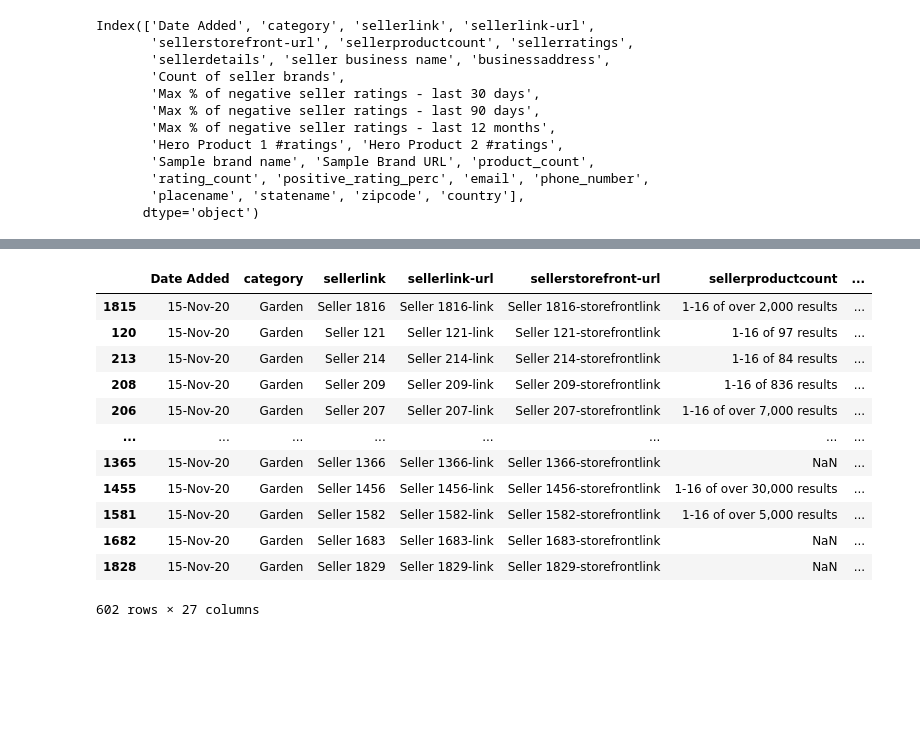
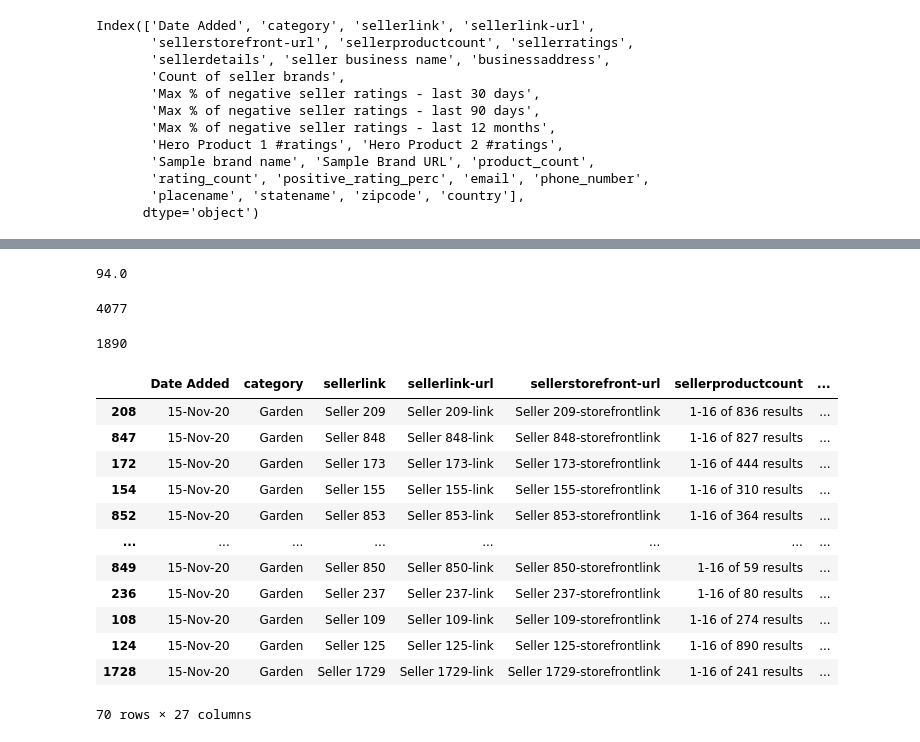
Before and after one commit to gamebusterz/razorgroup-assignment, a Jupyter notebook: razor.ipynb, the cells around one changed output, grey strips where cells are left out. Cells and saved outputs as stored; diff of their text form; code cells hidden in the pictures; blank space fills up the shorter version.

```diff
--- a/razor.ipynb
+++ b/razor.ipynb
@@ -375,0 +365,3 @@ Name: Hero Product 2 #ratings, dtype: float64
+# %%
+# Filter all the values with Hero Product 1 and 2 ratings above their median values
+df_high_hero_ratings = df.loc[(df['Hero Product 1 #ratings'] > df['Hero Product 1 #ratings'].median()) & (df['Hero Product 2 #ratings'] > df['Hero Product 2 #ratings'].median())]
@@ -376,16 +372,38 @@ Name: Hero Product 2 #ratings, dtype: float64
+# %%
+# Getting the median positive rating percentage in the last 12 months
+df_high_hero_ratings.positive_rating_perc.median()
+# %% [output]
+94.0
+# %%
+# Filtering all the sellers who have a % positive rating greater than median
+df_high_hero_ratings = df_high_hero_ratings.loc[df_high_hero_ratings.positive_rating_perc >= df_high_hero_ratings.positive_rating_perc.median()]
+# %%
+df_high_hero_ratings.size
+# %% [output]
+4077
+# %%
+# Get median product_count (if a seller has less no. of products, it's easier to manage)
+df_high_hero_ratings.product_count.median()
+
+# Let's filter all the sellers who have less than median no. of products
+df_less_products = df_high_hero_ratings.loc[df_high_hero_ratings.product_count < df_high_hero_ratings.product_count.median()]
+# %%
+df_less_products.size
+# %% [output]
+1890
 # %%
-df.sort_values('positive_rating_perc',ascending=False)
+df_less_products.sort_values('Hero Product 1 #ratings',ascending=False)
 # %% [output]
 |  | Date Added | category | sellerlink | sellerlink-url | sellerstorefront-url | sellerproductcount | ... |
-| 1815 | 15-Nov-20 | Garden | Seller 1816 | Seller 1816-link | Seller 1816-storefrontlink | 1-16 of over 2,000 results | ... |
-| 120 | 15-Nov-20 | Garden | Seller 121 | Seller 121-link | Seller 121-storefrontlink | 1-16 of 97 results | ... |
-| 213 | 15-Nov-20 | Garden | Seller 214 | Seller 214-link | Seller 214-storefrontlink | 1-16 of 84 results | ... |
 | 208 | 15-Nov-20 | Garden | Seller 209 | Seller 209-link | Seller 209-storefrontlink | 1-16 of 836 results | ... |
-| 206 | 15-Nov-20 | Garden | Seller 207 | Seller 207-link | Seller 207-storefrontlink | 1-16 of over 7,000 results | ... |
+| 847 | 15-Nov-20 | Garden | Seller 848 | Seller 848-link | Seller 848-storefrontlink | 1-16 of 827 results | ... |
+| 172 | 15-Nov-20 | Garden | Seller 173 | Seller 173-link | Seller 173-storefrontlink | 1-16 of 444 results | ... |
+| 154 | 15-Nov-20 | Garden | Seller 155 | Seller 155-link | Seller 155-storefrontlink | 1-16 of 310 results | ... |
+| 852 | 15-Nov-20 | Garden | Seller 853 | Seller 853-link | Seller 853-storefrontlink | 1-16 of 364 results | ... |
 | ... | ... | ... | ... | ... | ... | ... | ... |
-| 1365 | 15-Nov-20 | Garden | Seller 1366 | Seller 1366-link | Seller 1366-storefrontlink | NaN | ... |
-| 1455 | 15-Nov-20 | Garden | Seller 1456 | Seller 1456-link | Seller 1456-storefrontlink | 1-16 of over 30,000 results | ... |
-| 1581 | 15-Nov-20 | Garden | Seller 1582 | Seller 1582-link | Seller 1582-storefrontlink | 1-16 of over 5,000 results | ... |
-| 1682 | 15-Nov-20 | Garden | Seller 1683 | Seller 1683-link | Seller 1683-storefrontlink | NaN | ... |
-| 1828 | 15-Nov-20 | Garden | Seller 1829 | Seller 1829-link | Seller 1829-storefrontlink | NaN | ... |
+| 849 | 15-Nov-20 | Garden | Seller 850 | Seller 850-link | Seller 850-storefrontlink | 1-16 of 59 results | ... |
+| 236 | 15-Nov-20 | Garden | Seller 237 | Seller 237-link | Seller 237-storefrontlink | 1-16 of 80 results | ... |
+| 108 | 15-Nov-20 | Garden | Seller 109 | Seller 109-link | Seller 109-storefrontlink | 1-16 of 274 results | ... |
+| 124 | 15-Nov-20 | Garden | Seller 125 | Seller 125-link | Seller 125-storefrontlink | 1-16 of 890 results | ... |
+| 1728 | 15-Nov-20 | Garden | Seller 1729 | Seller 1729-link | Seller 1729-storefrontlink | 1-16 of 241 results | ... |
-602 rows × 27 columns
+70 rows × 27 columns
```
Also changed, not shown: parts of 6 cells of this notebook, 1 other file.
